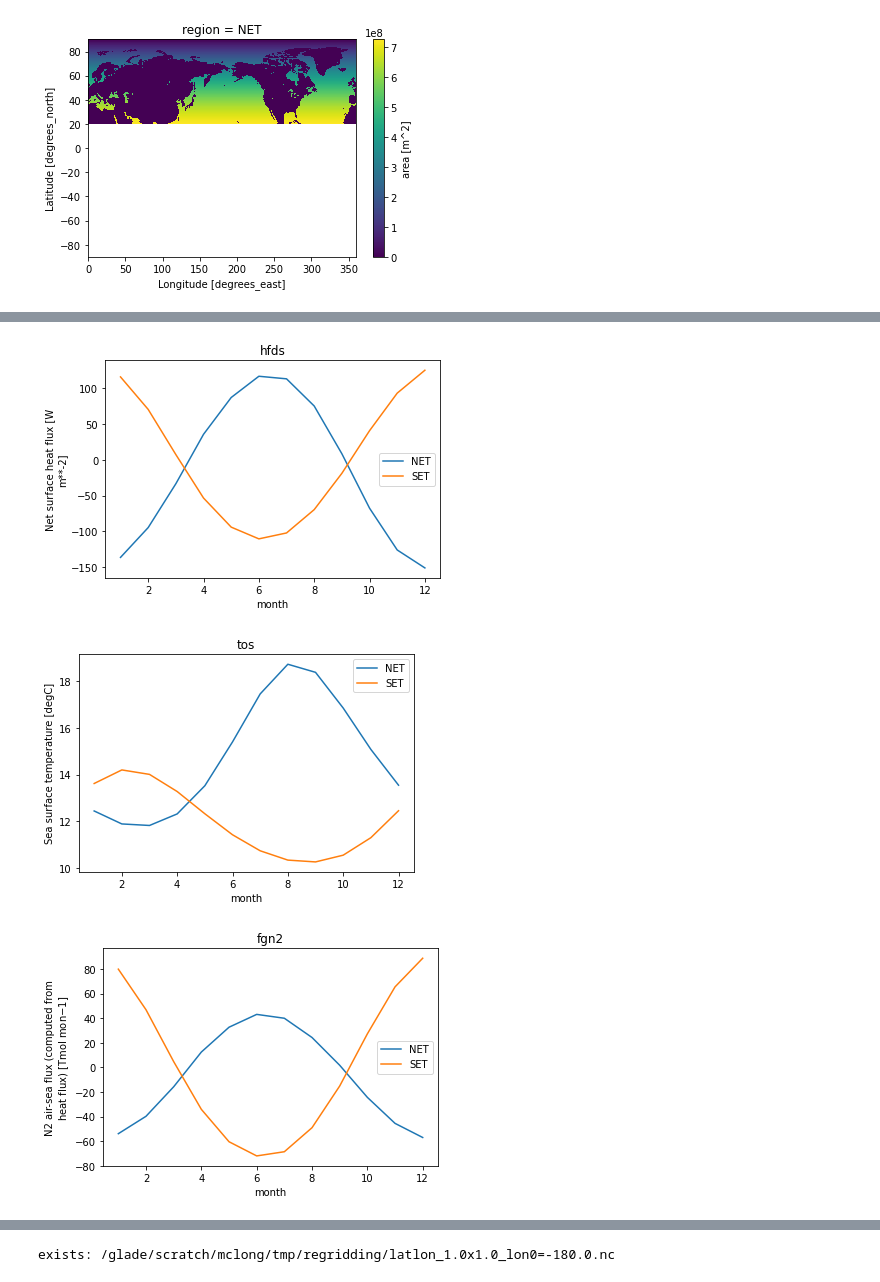
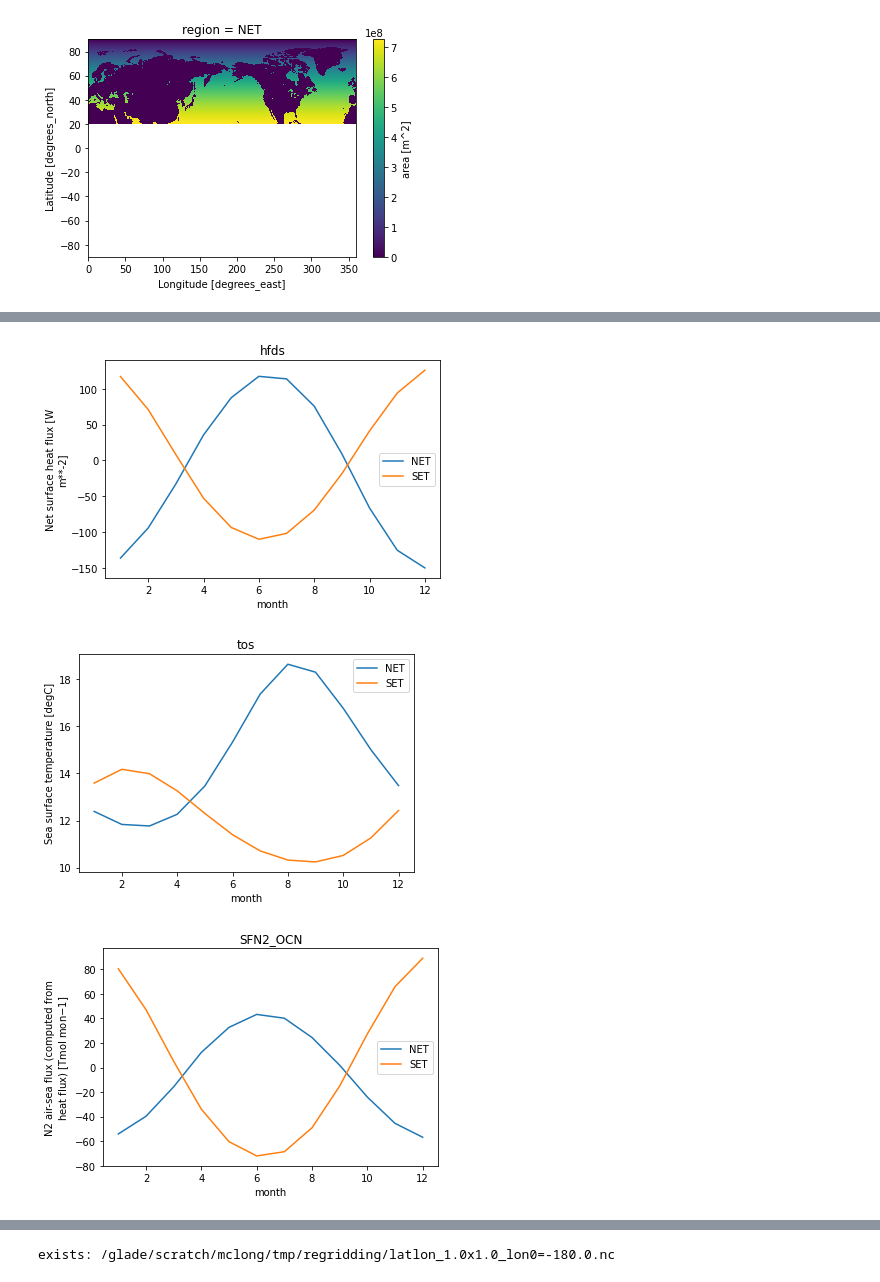
Before and after one commit to matt-long/sno-analysis, a Jupyter notebook: notebooks/_fgn2-era5-shf.ipynb, the cells around one changed output, grey strips where cells are left out. Saved outputs shown, nothing was run; the diff lists cells and outputs as text; code cells hidden in the pictures.

```diff
--- a/notebooks/_fgn2-era5-shf.ipynb
+++ b/notebooks/_fgn2-era5-shf.ipynb
@@ -20,6 +21,6 @@ import config
 import util
 # %%
-year0, yearf = 1990, 2020
+year0, yearf = 1984, 2020
 scaleby = 1 / 1.3
 shift_time = 0.
 # %% [markdown]
@@ -105,7 +106,7 @@ ds = ds[["hfds", "tos"]].interp(longitude=grid.lon, latitude=grid.lat)
 ds["area"] = grid.area.where(ds.tos.isel(time=0).notnull()).fillna(0.)
 
 with xr.set_options(keep_attrs=True):
-    ds['tos'] = ds.tos - util.T0_Kelvin
+    ds['tos'] = ds.tos - solubility.T0_Kelvin
     ds.tos.attrs['units'] = 'degC'
 
 ds
@@ -270,6 +271,6 @@ Attributes:
 # %%
-ds = util.compute_fgn2(ds, scaleby)
-ds['fgn2'].attrs['units'] = 'mol/m^2/s'
+ds = util.compute_fgn2(ds, scaleby).rename({'fgn2': 'SFN2_OCN'})
+ds['SFN2_OCN'].attrs['units'] = 'mol/m^2/s'
 ds
 # %% [output]
 <xarray.Dataset>
@@ -305,7 +306,7 @@ masked_area.isel(region=0).plot()
 mols_to_Tmolmon = 86400. * 365. / 12 * 1e-12
 
 vars_mean = ['tos', 'hfds']
-vars_aint = ['fgn2']
+vars_aint = ['SFN2_OCN']
 with xr.set_options(keep_attrs=True):
     ds_mon_clim = ds.groupby('time.month').mean('time')
     ds_mon_clim_region = (ds_mon_clim[vars_mean] * masked_area).sum(['lat', 'lon']) / masked_area.sum(['lat', 'lon'])
@@ -313,8 +314,8 @@ with xr.set_options(keep_attrs=True):
         ds_mon_clim_region,
         (ds_mon_clim[vars_aint] * masked_area).sum(['lat', 'lon']),
     ])
-    ds_mon_clim_region['fgn2'] = ds_mon_clim_region.fgn2 * mols_to_Tmolmon
-    ds_mon_clim_region.fgn2.attrs['units'] = 'Tmol mon${-1}$'
+    ds_mon_clim_region['SFN2_OCN'] = ds_mon_clim_region.SFN2_OCN * mols_to_Tmolmon
+    ds_mon_clim_region.SFN2_OCN.attrs['units'] = 'Tmol mon${-1}$'
 ds_mon_clim_region
 # %% [output]
 <xarray.Dataset>
@@ -329,14 +330,14 @@ Data variables:
 # %%
-for v in ['hfds', 'tos', 'fgn2']:
+for v in ['hfds', 'tos', 'SFN2_OCN']:
     plt.figure()
     for i in range(ds_mon_clim_region.sizes['region']):
         ds_mon_clim_region[v].isel(region=i).plot(label=ds_mon_clim_region.region.isel(region=i).values)
     plt.legend();
     plt.title(v)
 # %% [output]
 [figure]
 [figure]
-[figure, old version]
+[figure, new version]
 # %%
 (ds_mon_clim * masked_area).sum(['lat', 'lon']) / masked_area.sum(['lat', 'lon'])
 # %% [output]
```
Also changed, not shown: parts of 14 cells of this notebook, 13 other files.
